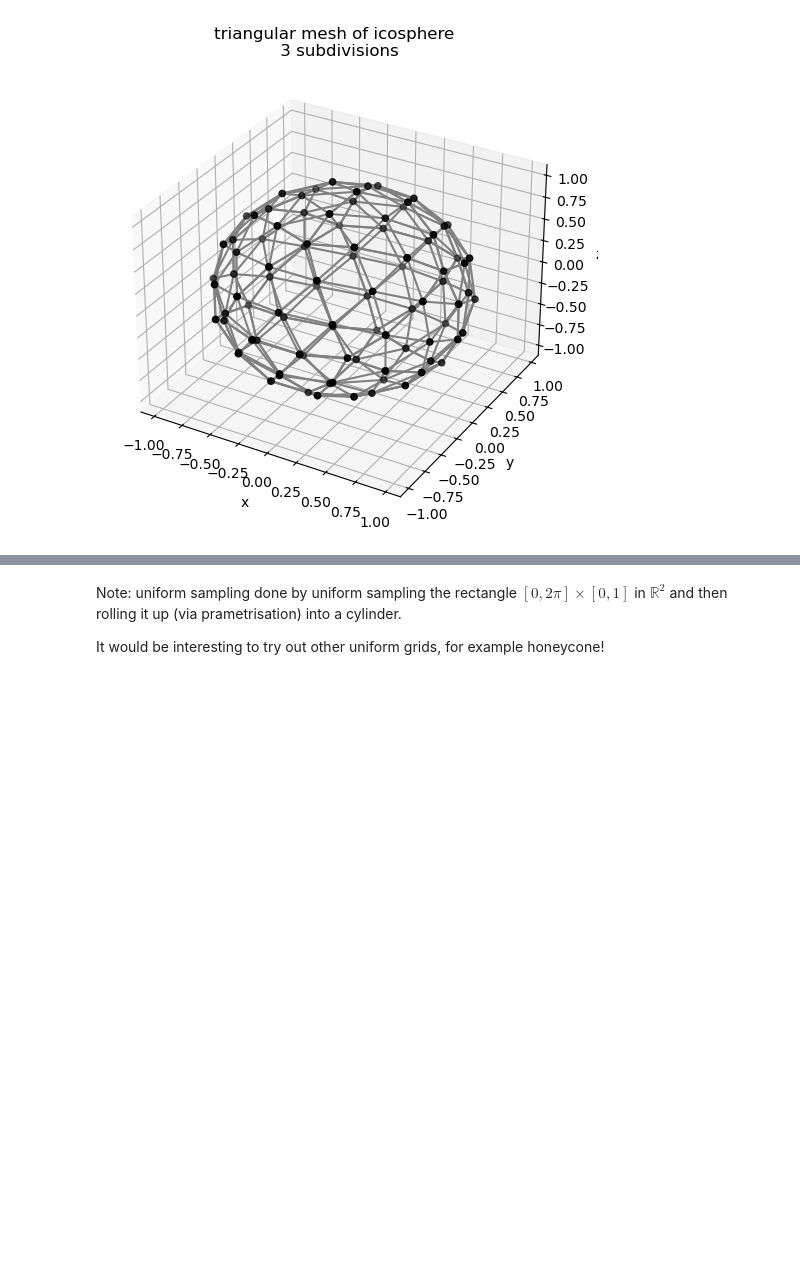
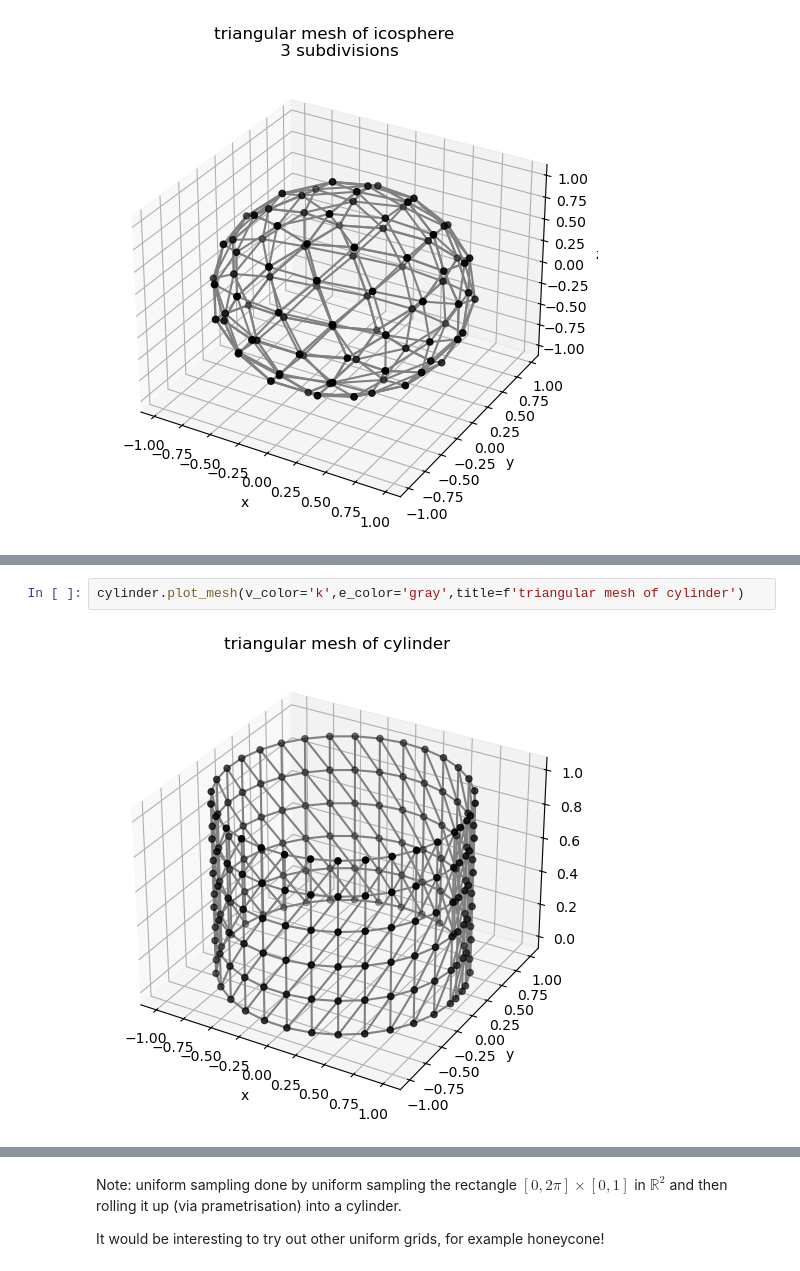
Before and after one commit to dHuberYoumans/maths, a Jupyter notebook: MeanCurvFlow/notebook/MeanCurvFlow.ipynb, the cells around one changed output, grey strips where cells are left out. Cells and saved outputs as stored; diff of their text form; blank space fills up the shorter version.

```diff
--- a/MeanCurvFlow/notebook/MeanCurvFlow.ipynb
+++ b/MeanCurvFlow/notebook/MeanCurvFlow.ipynb
@@ -156,0 +164,4 @@ cylinder.plot_surface()
+# %%
+cylinder.plot_mesh(v_color='k',e_color='gray',title=f'triangular mesh of cylinder')
+# %% [output]
+[figure, added]
```
Also changed, not shown: parts of 8 cells of this notebook.
